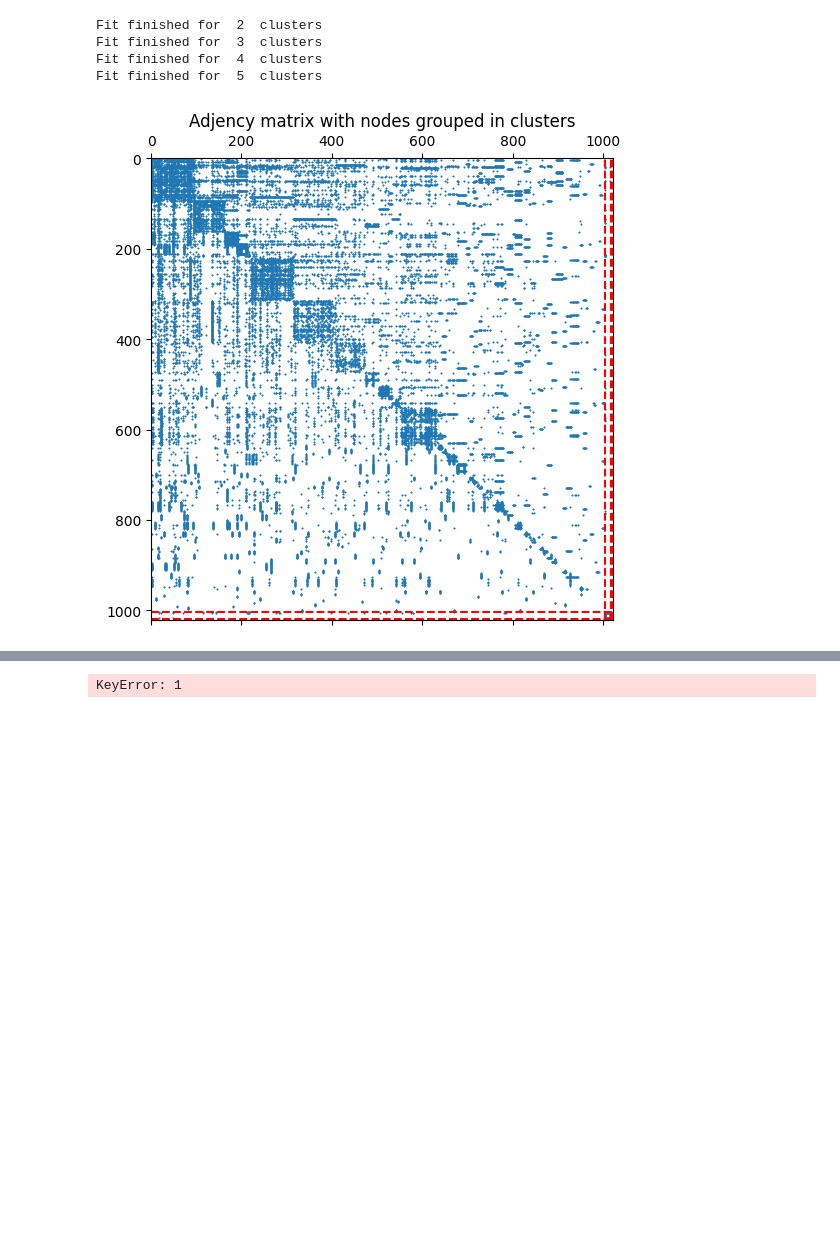
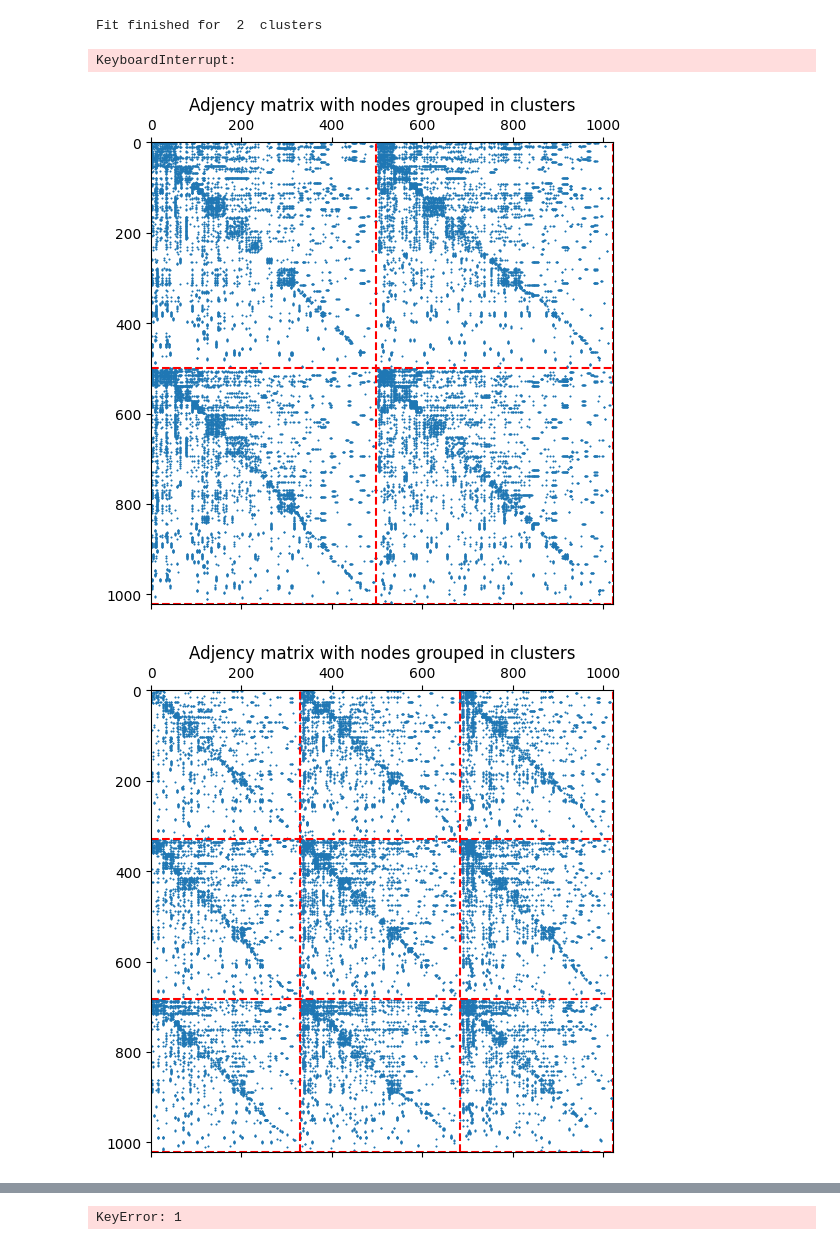
Before and after one commit to ElSacho/Mixture4graph, a Jupyter notebook: application.ipynb, the cells around one changed output, grey strips where cells are left out. Drawn from its saved outputs; the diff is of its cells as text; code cells hidden in the pictures; blank space fills up the shorter version.

```diff
--- a/application.ipynb
+++ b/application.ipynb
@@ -11,19 +11,22 @@ from EM_torch import mixtureModel
 
 # data.print_generalitize()
 # data.plot_figure_graph()
-graph = nx.read_gml("data/political_portrait/political_extraction.gml")
-model = mixtureModel(graph, initilisation_method="spectral")
+# graph = nx.read_gml("data/political_portrait/political_extraction.gml")
+graph = nx.read_edgelist("data/congress_network/congress_new_edgelist.txt")
+model = mixtureModel(graph, initilisation_method="random")
 tab_clusters = [2, 3, 4, 5]
 model.fit(tab_clusters)
 # %% [output]
 Fit finished for  2  clusters
-Fit finished for  3  clusters
-Fit finished for  4  clusters
-Fit finished for  5  clusters
+KeyboardInterrupt:
 # %%
 # model = mixtureModel(data.get_connected_component(), initilisation_method="spectral")
 # tab_clusters = [2,3,4,5]
 # model.fit(tab_clusters)
+model.plot_adjency_matrix(2)
 model.plot_adjency_matrix(3)
+model.plot_adjency_matrix(4)
+model.plot_adjency_matrix(5)
 # %% [output]
-[figure, old version]
+[figure, new version]
+[figure, added]
```
Also changed, not shown: parts of 2 cells of this notebook, 4 other files.
